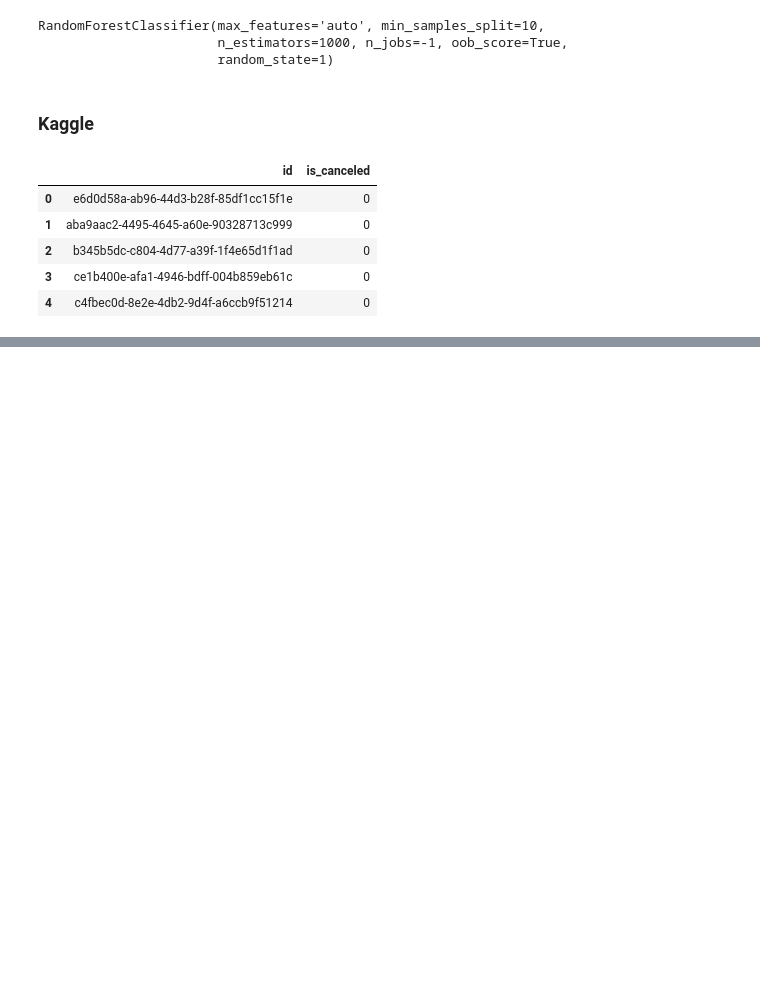
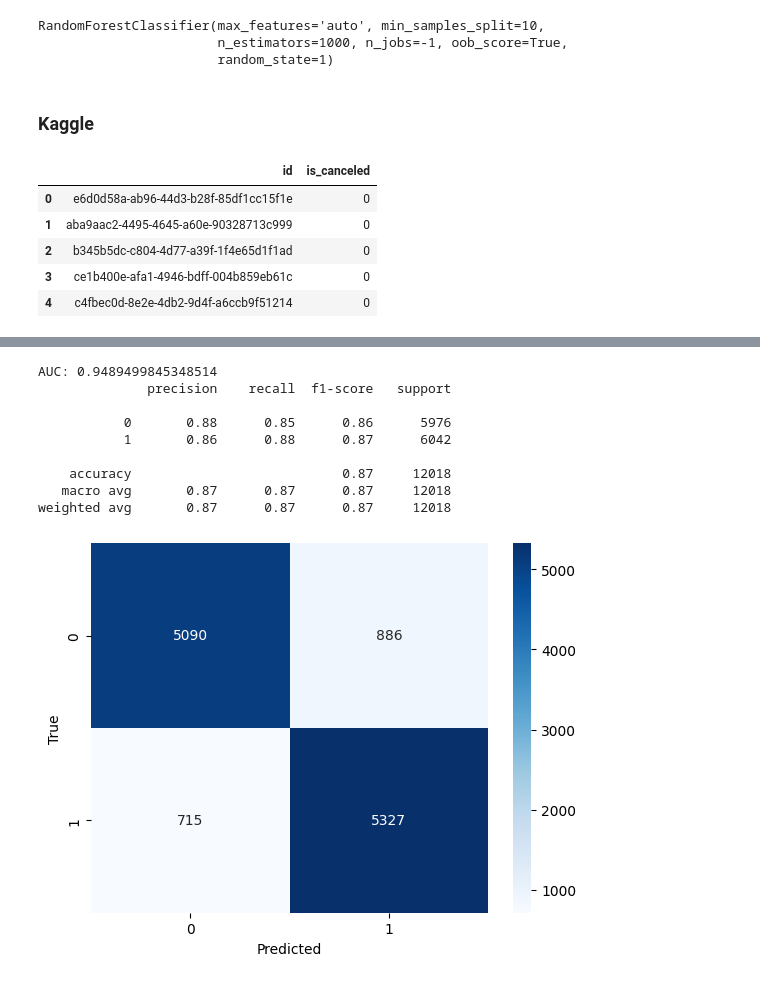
Before and after one commit to tomasvainstein/Organizacion-de-Datos, a Jupyter notebook: TP1/CHP3/7506R_TP1_GRUPO05_CHP3_ENTREGA.ipynb, the cells around one changed output, grey strips where cells are left out. Cells and saved outputs as stored; diff of their text form; code cells hidden in the pictures; blank space fills up the shorter version.

```diff
--- a/TP1/CHP3/7506R_TP1_GRUPO05_CHP3_ENTREGA.ipynb
+++ b/TP1/CHP3/7506R_TP1_GRUPO05_CHP3_ENTREGA.ipynb
@@ -591,0 +597,7 @@ ds_submit.to_csv(filepath, index=False)
+# %%
+#Creo el modelo y lo entreno
+
+import xgboost as xgb
+
+xgb_model = xgb.XGBClassifier(random_state=0, n_estimators=100)
+xgb_model.fit(X_entrenamiento, Y_entrenamiento)
@@ -591,0 +616,26 @@ ds_submit.to_csv(filepath, index=False)
+# %%
+#Evaluo en el set de test
+y_pred_proba= xgb_model.predict_proba(X_testeo)[:, 1]
+print('AUC:',roc_auc_score(Y_testeo, y_pred_proba))
+
+#Matriz de Confusion
+y_pred=xgb_model.predict(X_testeo)
+
+cm = confusion_matrix(Y_testeo,y_pred)
+sns.heatmap(cm, cmap='Blues',annot=True,fmt='g')
+plt.xlabel('Predicted')
+plt.ylabel('True')
+
+#Reporte
+print(classification_report(Y_testeo,y_pred))
+# %% [output]
+AUC: 0.9489499845348514
+              precision    recall  f1-score   support
+
+           0       0.88      0.85      0.86      5976
+           1       0.86      0.88      0.87      6042
+
+    accuracy                           0.87     12018
+   macro avg       0.87      0.87      0.87     12018
+weighted avg       0.87      0.87      0.87     12018
+[figure, added]
```
Also changed, not shown: parts of 8 cells of this notebook.
